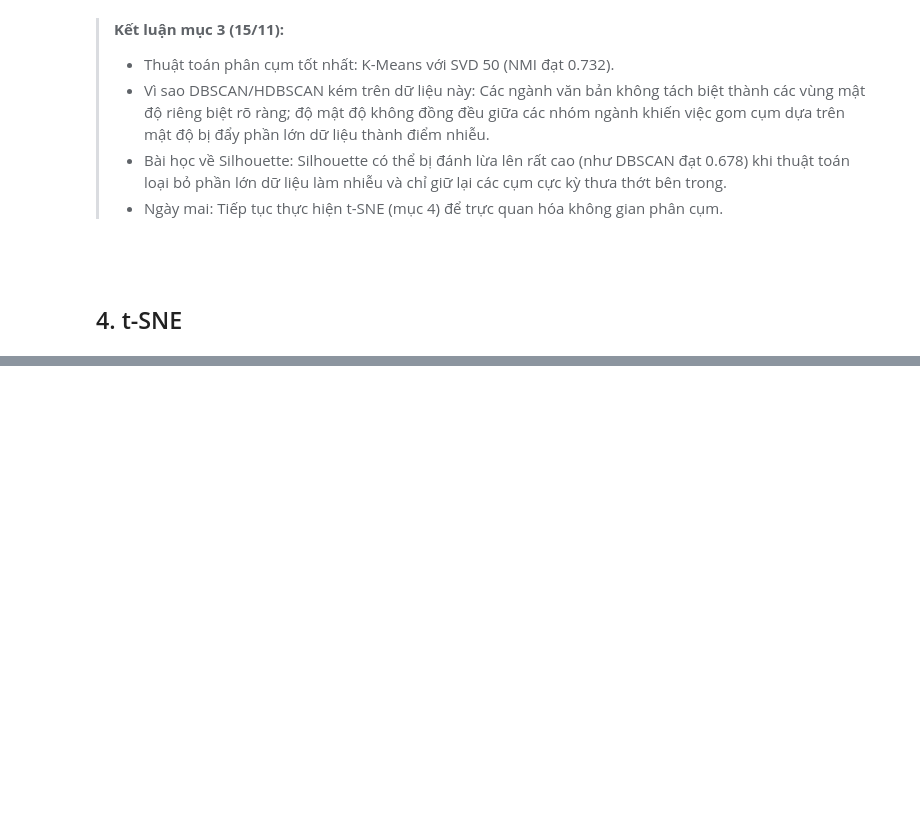
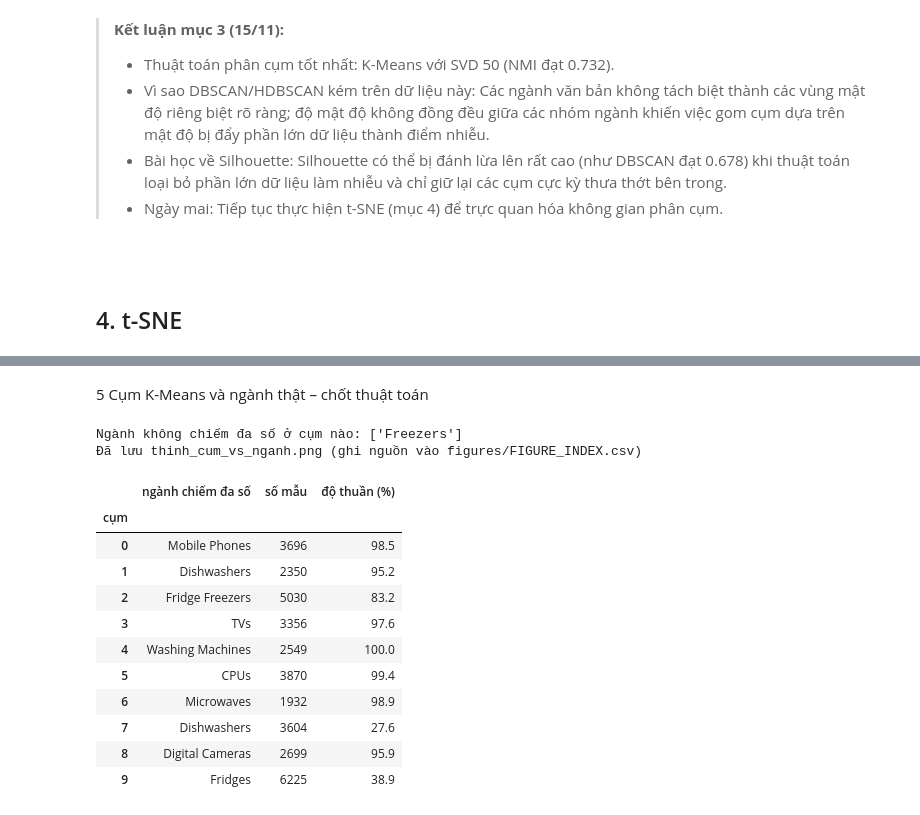
Before and after one commit to Huynh-Quoc-Danh/mayhoc, a Jupyter notebook: DoAnCuoiKy/notebooks/07_Thinh_PhanCum.ipynb, the cells around one changed output, grey strips where cells are left out. Saved outputs shown, nothing was run; the diff lists cells and outputs as text; code cells hidden in the pictures; blank space fills up the shorter version.

Commit message:
DoAnCuoiKy/ exp(thinh): 16/11 t-SNE nganh vs cum K-Means; bang do thuan cum - Freezers khong co cum rieng; chot K-Means SVD50 K=10

```diff
--- a/DoAnCuoiKy/notebooks/07_Thinh_PhanCum.ipynb
+++ b/DoAnCuoiKy/notebooks/07_Thinh_PhanCum.ipynb
@@ -301,0 +324,41 @@ save_fig(fig, 'thinh_tsne_category', notebook='07_Thinh_PhanCum.ipynb', member='
+# %% [markdown]
+5 Cụm K-Means và ngành thật – chốt thuật toán
+# %%
+bang = pd.crosstab(pd.Series(km.labels_, name='cụm'), pd.Series(y, name='ngành'))
+tom_tat = pd.DataFrame({'ngành chiếm đa số': bang.idxmax(axis=1),
+                        'số mẫu': bang.sum(axis=1),
+                        'độ thuần (%)': (bang.max(axis=1) / bang.sum(axis=1) * 100).round(1)})
+print('Ngành không chiếm đa số ở cụm nào:', sorted(set(y) - set(tom_tat['ngành chiếm đa số'])))
+
+ty_le = bang.div(bang.sum(axis=1), axis=0)          # tỉ lệ ngành trong mỗi cụm (mỗi hàng cộng = 100%)
+fig, ax = plt.subplots(figsize=(10, 5.5))
+im = ax.imshow(ty_le, cmap='Blues', vmin=0, vmax=1, aspect='auto')
+ax.set_xticks(range(len(bang.columns))); ax.set_xticklabels(bang.columns, rotation=40, ha='right', fontsize=8)
+ax.set_yticks(range(len(bang.index)))
+ax.set_yticklabels([f'cụm {k} ({n} mẫu)' for k, n in zip(bang.index, bang.sum(axis=1))], fontsize=8)
+for i in range(ty_le.shape[0]):
+    for j in range(ty_le.shape[1]):
+        if ty_le.iloc[i, j] >= 0.05:
+            ax.text(j, i, f'{ty_le.iloc[i, j]:.0%}', ha='center', va='center', fontsize=7,
+                    color='white' if ty_le.iloc[i, j] > 0.5 else 'black')
+fig.colorbar(im, ax=ax, fraction=0.03)
+ax.set_title('Thành phần ngành trong từng cụm K-Means (K = 10, SVD 50)')
+fig.tight_layout()
+save_fig(fig, 'thinh_cum_vs_nganh', notebook='07_Thinh_PhanCum.ipynb', member='thinh', cell='Mục 5 - cụm vs ngành',
+         y_nghia='(tự viết)')
+tom_tat
+# %% [output]
+Ngành không chiếm đa số ở cụm nào: ['Freezers']
+Đã lưu thinh_cum_vs_nganh.png (ghi nguồn vào figures/FIGURE_INDEX.csv)
+|  | ngành chiếm đa số | số mẫu | độ thuần (%) |
+| cụm |  |  |  |
+| 0 | Mobile Phones | 3696 | 98.5 |
+| 1 | Dishwashers | 2350 | 95.2 |
+| 2 | Fridge Freezers | 5030 | 83.2 |
+| 3 | TVs | 3356 | 97.6 |
+| 4 | Washing Machines | 2549 | 100.0 |
+| 5 | CPUs | 3870 | 99.4 |
+| 6 | Microwaves | 1932 | 98.9 |
+| 7 | Dishwashers | 3604 | 27.6 |
+| 8 | Digital Cameras | 2699 | 95.9 |
+| 9 | Fridges | 6225 | 38.9 |
```
Also changed, not shown: parts of 4 cells of this notebook, 5 other files.
